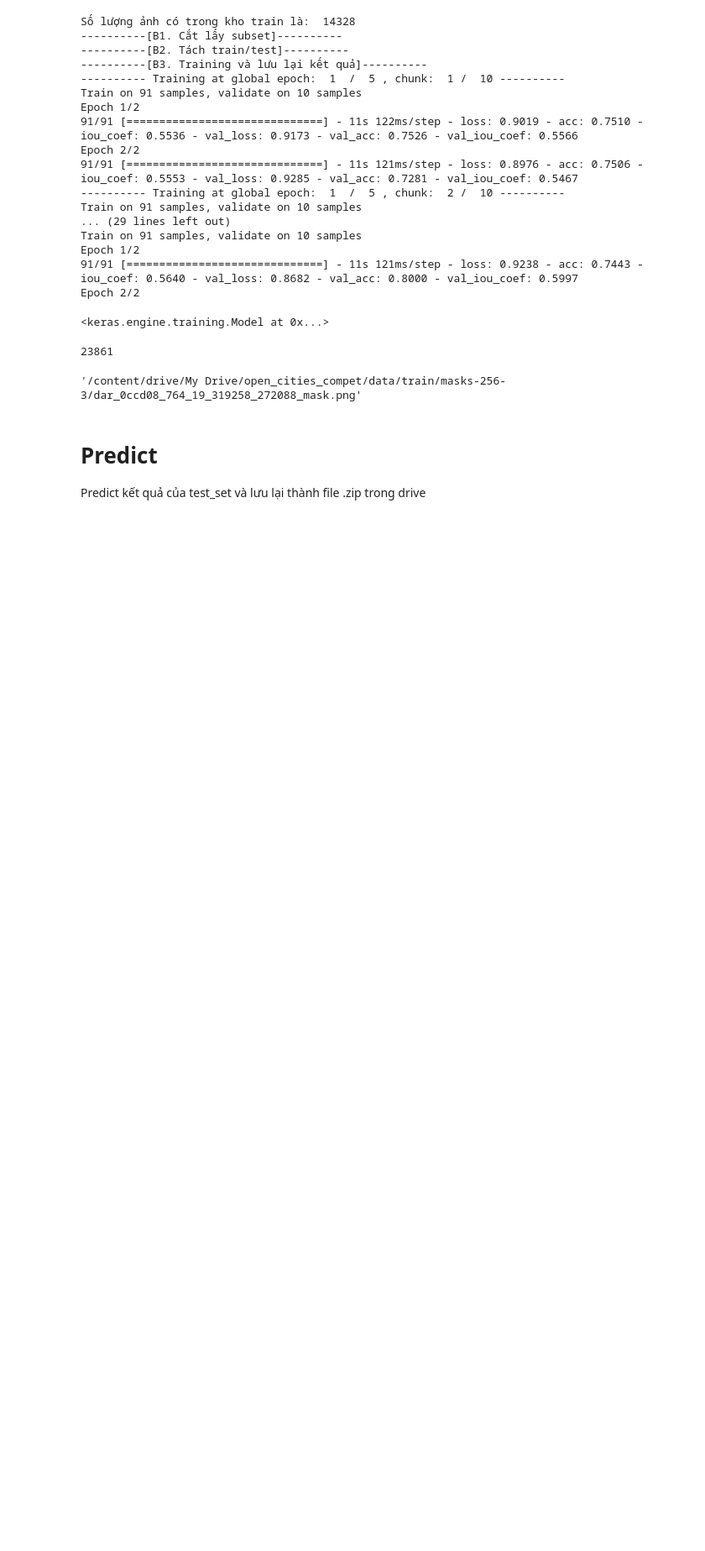
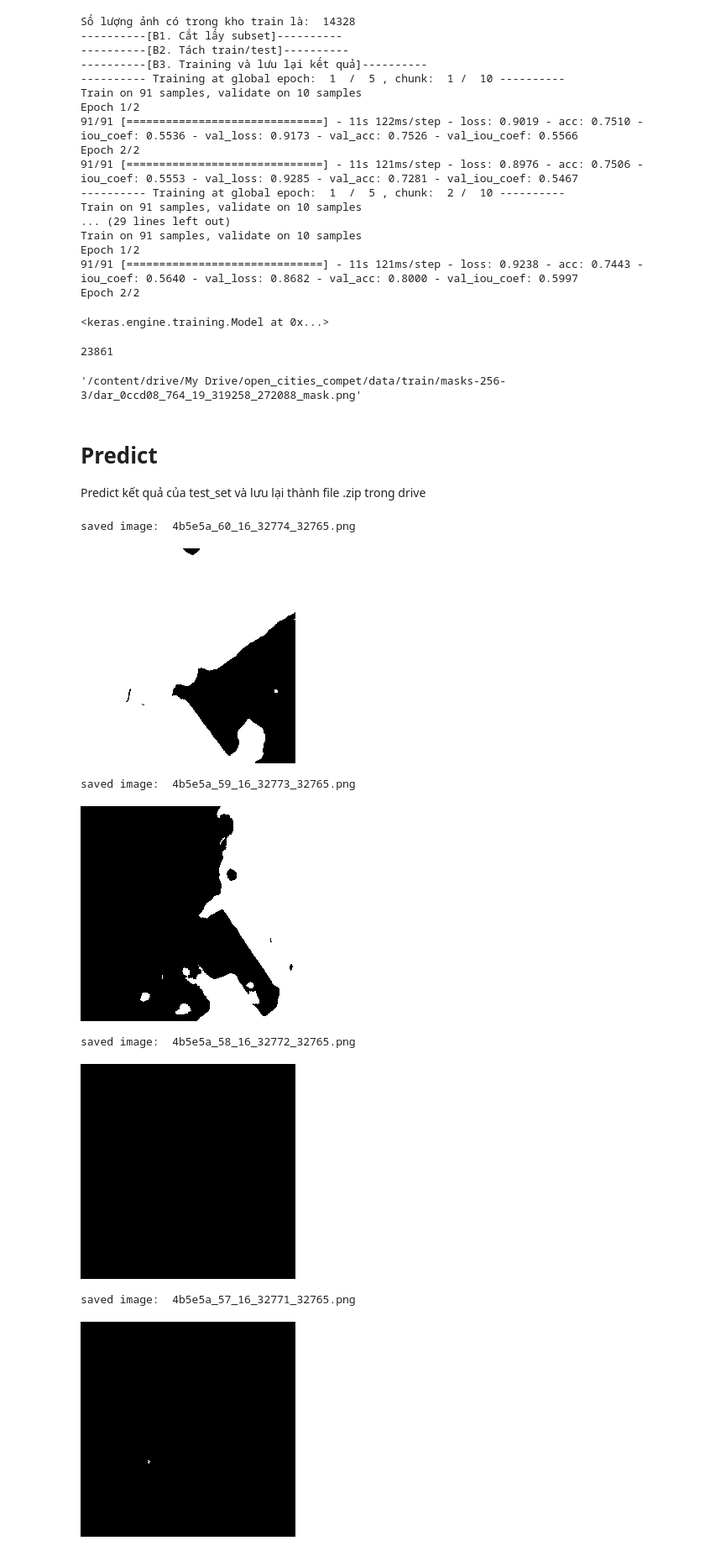
Before and after one commit to quanvu0996/opencities, a Jupyter notebook: quanvh8_cv_compet_work_model_building.ipynb, the cells around one changed output. Shown at 84% size. Cells and saved outputs as stored; diff of their text form; code cells hidden in the pictures; blank space fills up the shorter version.

```diff
--- a/quanvh8_cv_compet_work_model_building.ipynb
+++ b/quanvh8_cv_compet_work_model_building.ipynb
@@ -186,6 +200,21 @@ def evaluate_array_results(model, X, Y):
   print('Average jaccards:', np.mean( jaccards ))
   return np.mean( jaccards )
 
+def predict_and_save(model, ims, save_path):
+  '''predict kết quả từ ảnh và lưu lại
+  * model: model
+  * im: str, đường dẫn ảnh test
+  * save_path: str, thư mục sẽ lưu kết quả predict'''
+  for im_dir in ims:
+    im = cv2.imread(im_dir)
+    y_pred = np.around( model.predict(im.reshape(1,256,256,3)))[0].reshape(256,256)*255
+    pred_path = save_path + '/pred_'+im_dir.split('/')[-1]
+    if cv2.imwrite(pred_path, y_pred):
+      print('saved image: ',im_dir.split('/')[-1])
+    else:
+      print('cannot save: ',im_dir.split('/')[-1])
+    # cv2_imshow( y_pred)
+
 def evaluate_folder(model, im_list):
   '''Đánh giá mô hình, dữ liệu đầu vào là danh sách đường dẫn các ảnh x, y của tập dl test '''
   X, y_true = load_train_data(im_list, chunk = None, eval = 0)
@@ -531,3 +578,35 @@ for i in range(5000):
 # %% [markdown]
 # Predict
 Predict kết quả của test_set và lưu lại thành file .zip trong drive
+# %%
+# Load file từ test set --> predict và lưu lại
+def predict_and_save(model, ims, save_path):
+  '''predict kết quả từ ảnh và lưu lại
+  * model: model
+  * im: str, đường dẫn ảnh test
+  * save_path: str, thư mục sẽ lưu kết quả predict'''
+  for im_dir in ims:
+    im = cv2.imread(im_dir)
+    y_pred = np.around( model.predict(im.reshape(1,256,256,3)))[0].reshape(256,256)*255
+    pred_path = save_path + '/pred_'+im_dir.split('/')[-1]
+    if cv2.imwrite(pred_path, y_pred):
+      print('saved image: ',im_dir.split('/')[-1])
+    else:
+      print('cannot save: ',im_dir.split('/')[-1])
+    cv2_imshow( y_pred)
+
+test_path = '/content/drive/My Drive/open_cities_compet/data/test/images-256/*.png'
+saved_predict_path = '/content/drive/My Drive/open_cities_compet/data/predict/predict_model_unet_incep_10m'
+
+# Load list ảnh trong thư mục test
+ims = glob.glob(test_path)[0:5]
+predict_and_save(model, ims, saved_predict_path)
+# %% [output]
+saved image:  4b5e5a_60_16_32774_32765.png
+[figure, added]
+saved image:  4b5e5a_59_16_32773_32765.png
+[figure, added]
+saved image:  4b5e5a_58_16_32772_32765.png
+[figure, added]
+saved image:  4b5e5a_57_16_32771_32765.png
+[figure, added]
```
Also changed, not shown: parts of 8 cells of this notebook.
